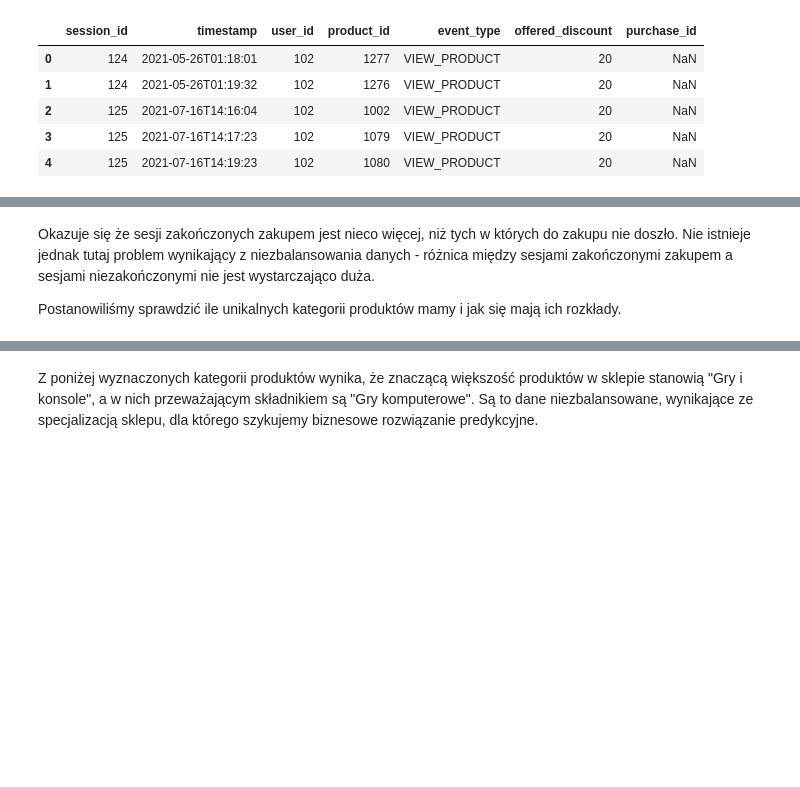
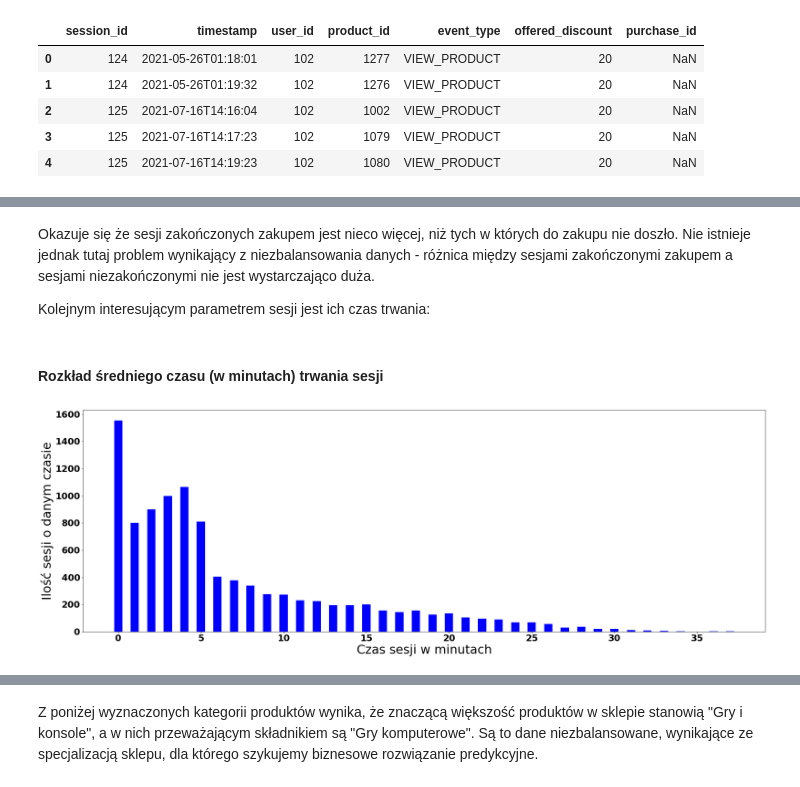
Before and after one commit to Rafalini/eshopingPredictions, a Jupyter notebook: notebooks/DataAnalysys.ipynb, the cells around one changed output, grey strips where cells are left out. Saved outputs shown, nothing was run; the diff lists cells and outputs as text; code cells hidden in the pictures; blank space fills up the shorter version.

```diff
--- a/notebooks/DataAnalysys.ipynb
+++ b/notebooks/DataAnalysys.ipynb
@@ -237,4 +248,48 @@ Różnica:  11.78%
 # %% [markdown]
 Okazuje się że sesji zakończonych zakupem jest nieco więcej, niż tych w których do zakupu nie doszło. Nie istnieje jednak tutaj problem wynikający z niezbalansowania danych - różnica między sesjami zakończonymi zakupem a sesjami niezakończonymi nie jest wystarczająco duża.
 
-Postanowiliśmy sprawdzić ile unikalnych kategorii produktów mamy i jak się mają ich rozkłady.
+Kolejnym interesującym parametrem sesji jest ich czas trwania:
+# %%
+allSessionTimes = []
+positiveSessionTimes = [] #    end with purchase
+negativeSessionTimes = [] #not end with purchase
+
+for session in sessions:
+        session[2].sort()
+        dt = session[2][len(session[2])-1] - session[2][0]
+        sessionDurationInMinutes = int(round(dt/60))
+        allSessionTimes.append(sessionDurationInMinutes)
+
+        if session[1] == 'VIEW_PRODUCT':
+            negativeSessionTimes.append(sessionDurationInMinutes)
+        else:
+            positiveSessionTimes.append(sessionDurationInMinutes)
+
+allSessionTimes.sort()
+positiveSessionTimes.sort()
+negativeSessionTimes.sort()
+
+allSessionTimesCounts = []
+positiveTimeCounts = []
+negativeTimeCounts = []
+positiveVsnegative = []
+
+for i in range(0, allSessionTimes[len(allSessionTimes)-1]+1): ### range from 0 to maxSessionTime -> count each duration
+    allSessionTimesCounts.append(allSessionTimes.count(i))
+    positiveVsnegative.append(positiveSessionTimes.count(i)-negativeSessionTimes.count(i))
+    positiveTimeCounts.append(positiveSessionTimes.count(i))
+    negativeTimeCounts.append(-negativeSessionTimes.count(i))
+# %% [markdown]
+#### Rozkład średniego czasu (w minutach) trwania sesji
+# %%
+plt.rcParams.update({'font.size': 22})
+
+ax = plt.subplot(111)
+plt.rcParams["figure.figsize"] = (30,10)
+x = np.arange(allSessionTimes[len(allSessionTimes)-1]+1)
+ax.bar(x, allSessionTimesCounts, width=0.5, color='b', align='center')
+plt.xlabel("Czas sesji w minutach",  fontsize=30)
+plt.ylabel("Ilość sesji o danym czasie",  fontsize=30)
+plt.show()
+# %% [output]
+[figure, added]
```
Also changed, not shown: parts of 17 cells of this notebook.
